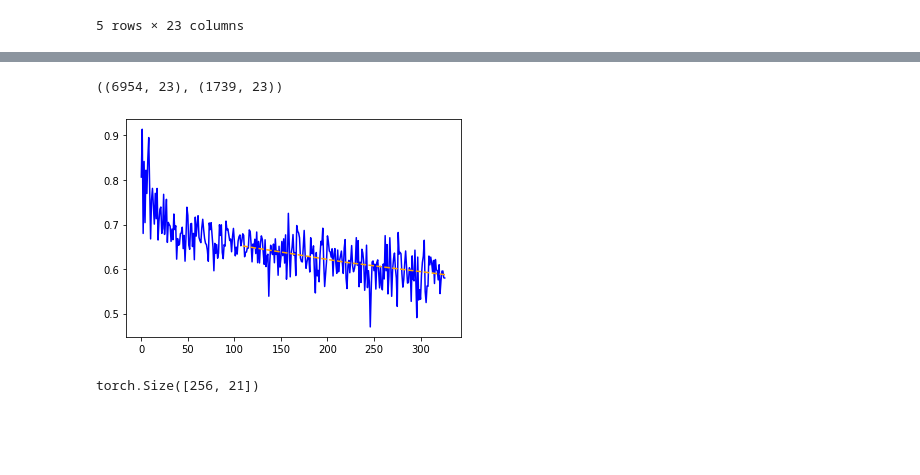
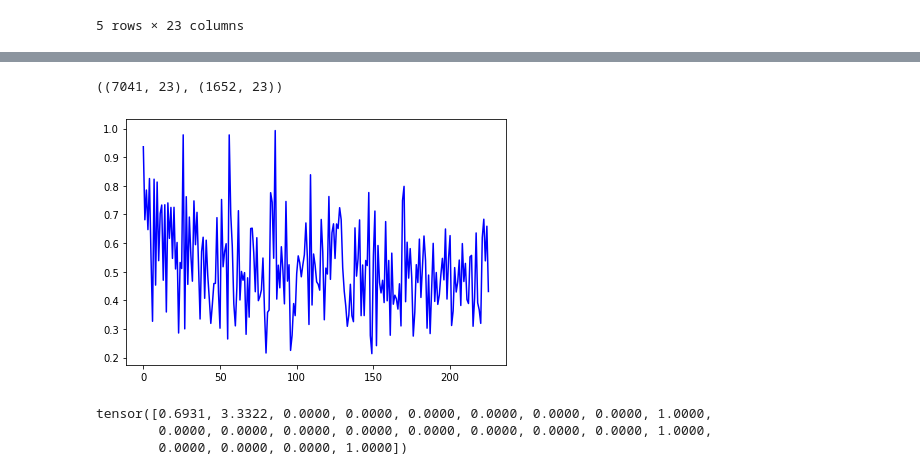
Before and after one commit to NLTuan/kagglecomps, a Jupyter notebook: spaceship-titanic.ipynb, the cells around one changed output, grey strips where cells are left out. Saved outputs shown, nothing was run; the diff lists cells and outputs as text; code cells hidden in the pictures; blank space fills up the shorter version.

```diff
--- a/spaceship-titanic.ipynb
+++ b/spaceship-titanic.ipynb
@@ -126,9 +122,10 @@ class SpaceTitanic(Dataset):
 
     def __getitem__(self, i):
         row = self.clean_ds.iloc[i].astype(np.float32)
+        if not self.train: return tensor(row)
         x = tensor(row.drop(labels=['Transported']))
         y = tensor(row.loc(axis=0)['Transported'])
-        return x.to(self.device), y.to(self.device)
+        return (x.to(self.device), y.to(self.device))
 
     def __len__(self):
         return len(self.clean_ds)
@@ -173,17 +183,20 @@ class Learner():
         self.plot = plot
         self.epochs = epochs
 
-        for self.epoch in range(epochs):
+        self.fig, self.ax = plt.subplots()
+        plt.tight_layout()
+
+        display(self.fig, display_id='plot')
+        for self.epoch in tqdm(range(epochs)):
             self._fit(True)
             torch.no_grad()(self._fit(False))
 
         if self.plot:
-            fig, ax = plt.subplots()
-            import IPython; IPython.display.clear_output(wait=True)
-            ax.plot(self.losses_train, color="blue", linestyle="-")
+            self.ax.plot(self.losses_train, color="blue", linestyle="-")
             val_pos = [len(self.dls[0]) * (i + 1) for i in range(self.epoch + 1)]
-            ax.plot(val_pos, self.losses_val, color="orange", linestyle="--")
-            plt.show()
+            self.ax.plot(val_pos, self.losses_val, color="orange", linestyle="--")
+            self.fig.canvas.draw()
+            update_display(self.fig, display_id='plot')
 
 
     def _fit(self, train=True):
@@ -202,14 +215,14 @@ class Learner():
                 self.sched.step()
                 self.losses_train.append(loss.item())
                 if self.plot:
-                    fig, ax = plt.subplots()
-                    import IPython; IPython.display.clear_output(wait=True)
-                    self.pbar = tqdm(total=self.epochs, initial=self.epoch)
+                    self.ax.clear()
 
-                    ax.plot(self.losses_train, color="blue", linestyle="-")
+                    self.ax.plot(self.losses_train, color="blue", linestyle="-")
                     val_pos = [len(self.dls[0]) * (i + 1) for i in range(self.epoch)]
-                    ax.plot(val_pos, self.losses_val, color="orange", linestyle="--")
-                    plt.show()
+                    self.ax.plot(val_pos, self.losses_val, color="orange", linestyle="-")
+
+                    self.fig.canvas.draw()
+                    update_display(self.fig, display_id='plot')
 
             else:
                 loss_val += loss.item() * x.shape[0]
@@ -260,27 +273,27 @@ clean_df(dfvalid).shape
 # %%
 device = 'cuda' if torch.cuda.is_available() else 'cpu'
 
-dstrain, dsvalid = SpaceTitanic(dftrain, device=device), SpaceTitanic(dfvalid, device=device)
+dstrain, dsvalid = SpaceTitanic(dftrain, fillmode="mode", device=device), SpaceTitanic(dfvalid, fillmode="mode", device=device)
 
 dstrain.clean_ds.shape, dsvalid.clean_ds.shape
 # %% [output]
-((6954, 23), (1739, 23))
+((7041, 23), (1652, 23))
 # %%
-bs = 64
+bs = 16
 dls = DataLoader(dstrain, batch_size=bs), DataLoader(dsvalid, batch_size=bs * 4)
 n_features = dstrain.clean_ds.shape[1] - 1
 
-model = SpaceTitanicModel(n_features, 1, 10, 2)
+model = SpaceTitanicModel(n_features, 1, 300, 10)
 model.apply(init_model)
 
-lr = 0.001
+lr = 0.00005
 opt = optim.AdamW(model.parameters(), lr=lr)
-n_epochs = 1
-sched = CosineAnnealingLR(opt, n_epochs * len(dls), lr * 0.5)
+n_epochs = 3
+sched = CosineAnnealingLR(opt, n_epochs * len(dls), lr * 0.01)
 # %%
 learn = Learner(model, dls, loss_fn=F.binary_cross_entropy_with_logits, opt=opt, sched=sched, device=device)
 # %%
-learn.fit(3)
+learn.fit(n_epochs)
 # %% [output]
-[figure, old version]
+[figure, new version]
 # %%
@@ -288,7 +301,9 @@ len(dls[0])
 # %%
-next(iter(dls[1]))[0].shape
+next(iter(dltest))
 # %% [output]
-torch.Size([256, 21])
+tensor([0.6931, 3.3322, 0.0000, 0.0000, 0.0000, 0.0000, 0.0000, 0.0000, 1.0000,
+        0.0000, 0.0000, 0.0000, 0.0000, 0.0000, 0.0000, 0.0000, 0.0000, 1.0000,
+        0.0000, 0.0000, 0.0000, 1.0000])
 # %%
 next(iter(dls[0]))[0].shape
 # %% [output]
```
Also changed, not shown: parts of 16 cells of this notebook.
